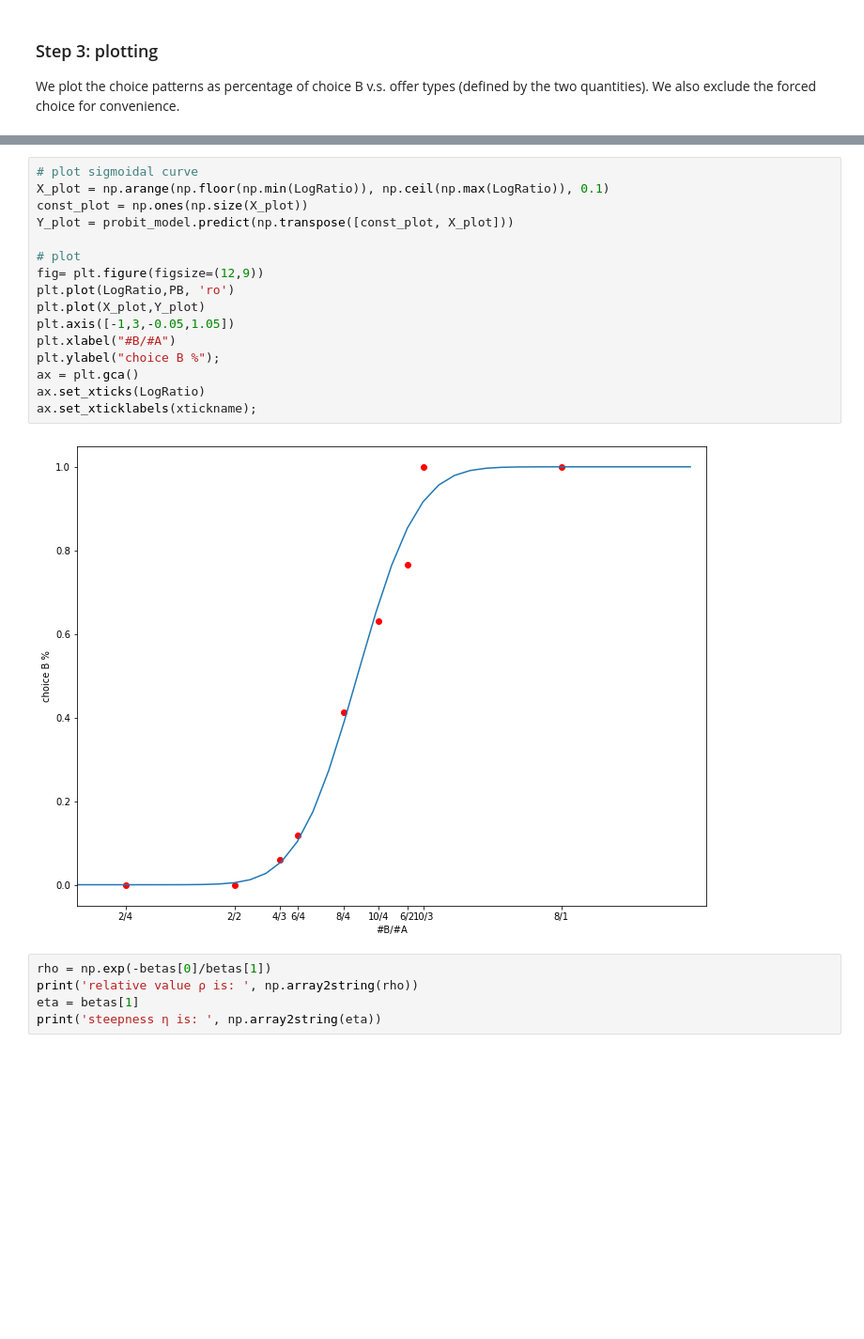
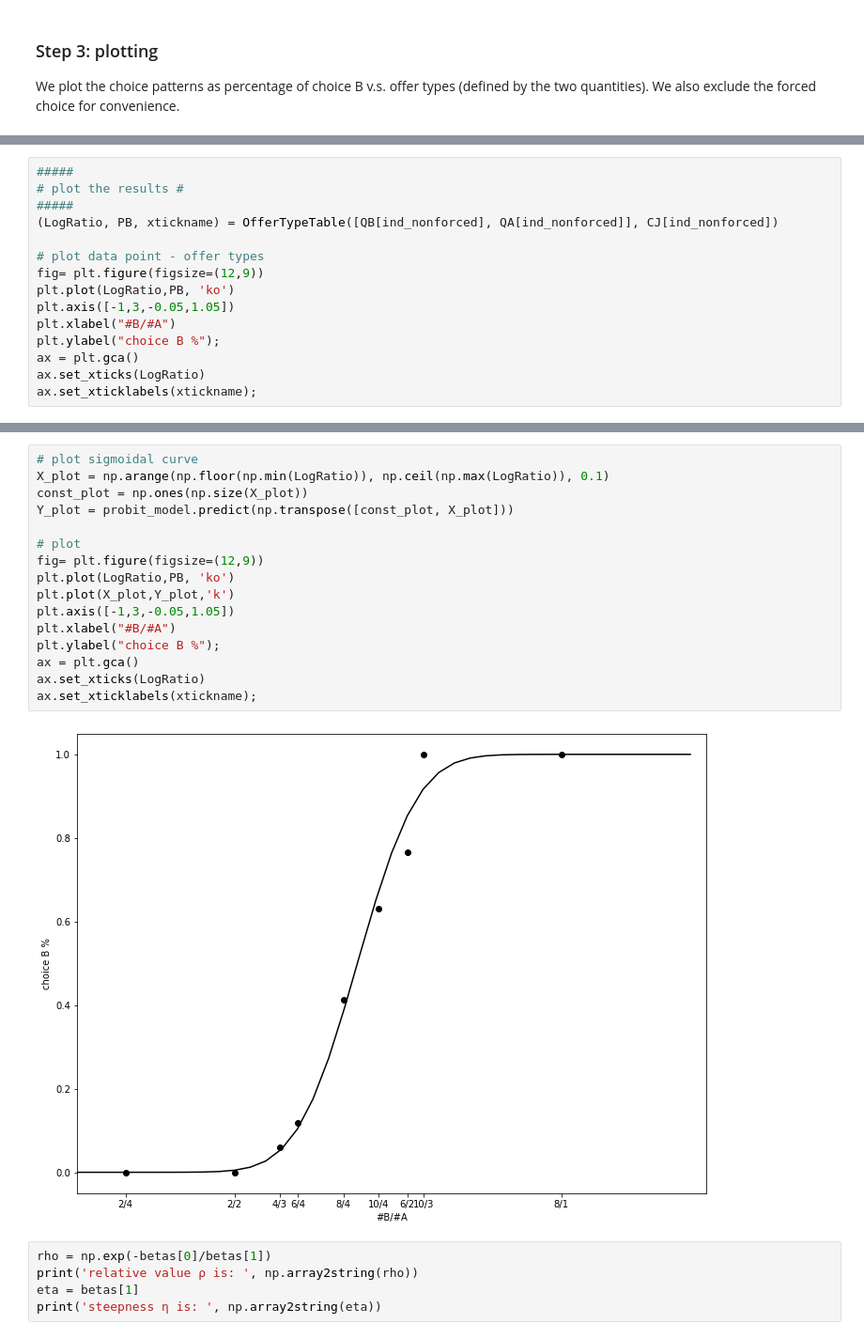
Before and after one commit to PadoaSchioppaLab/LogisticRegression_tutorial, a Jupyter notebook: LogisticRegression_JuiceChoice.ipynb, the cells around one changed output, grey strips where cells are left out. Shown: that part at 94% size. Drawn from its saved outputs; the diff is of its cells as text; blank space fills up the shorter version.

```diff
--- a/LogisticRegression_JuiceChoice.ipynb
+++ b/LogisticRegression_JuiceChoice.ipynb
@@ -112,0 +102,15 @@ ax.set_xticklabels(xtickname);
+# %%
+#####
+# plot the results #
+#####
+(LogRatio, PB, xtickname) = OfferTypeTable([QB[ind_nonforced], QA[ind_nonforced]], CJ[ind_nonforced])
+
+# plot data point - offer types
+fig= plt.figure(figsize=(12,9))
+plt.plot(LogRatio,PB, 'ko')
+plt.axis([-1,3,-0.05,1.05])
+plt.xlabel("#B/#A")
+plt.ylabel("choice B %");
+ax = plt.gca()
+ax.set_xticks(LogRatio)
+ax.set_xticklabels(xtickname);
@@ -113,21 +119,21 @@ ax.set_xticklabels(xtickname);
 # %%
 # plot sigmoidal curve
 X_plot = np.arange(np.floor(np.min(LogRatio)), np.ceil(np.max(LogRatio)), 0.1)
 const_plot = np.ones(np.size(X_plot))
 Y_plot = probit_model.predict(np.transpose([const_plot, X_plot]))
 
 # plot
 fig= plt.figure(figsize=(12,9))
-plt.plot(LogRatio,PB, 'ro')
-plt.plot(X_plot,Y_plot)
+plt.plot(LogRatio,PB, 'ko')
+plt.plot(X_plot,Y_plot,'k')
 plt.axis([-1,3,-0.05,1.05])
 plt.xlabel("#B/#A")
 plt.ylabel("choice B %");
 ax = plt.gca()
 ax.set_xticks(LogRatio)
 ax.set_xticklabels(xtickname);
 # %% [output]
-[figure, old version]
+[figure, new version]
 # %%
 rho = np.exp(-betas[0]/betas[1])
 print('relative value ρ is: ', np.array2string(rho))
```
Also changed, not shown: parts of 9 cells of this notebook.
